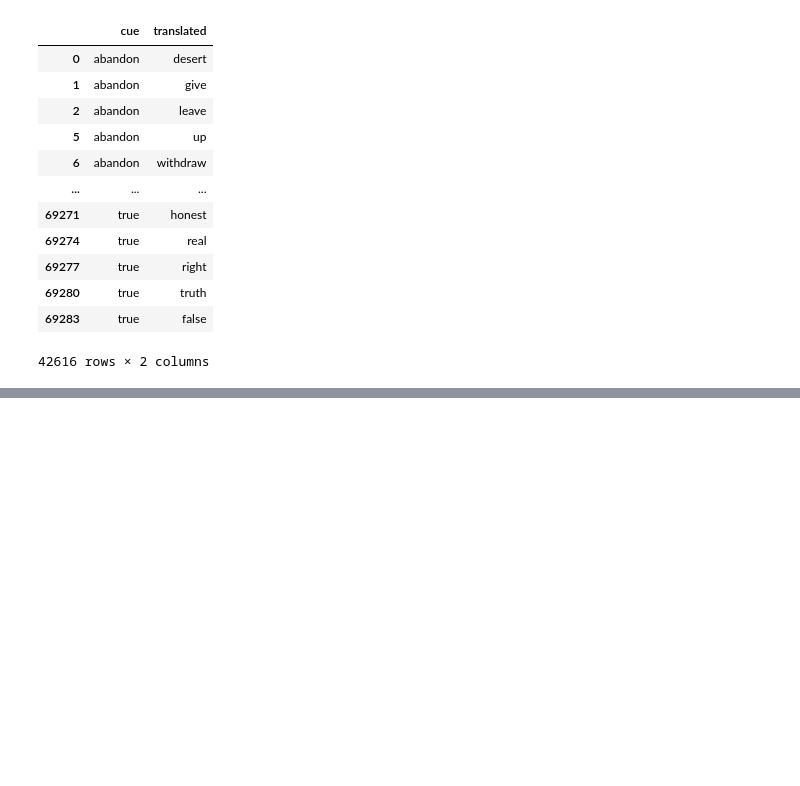
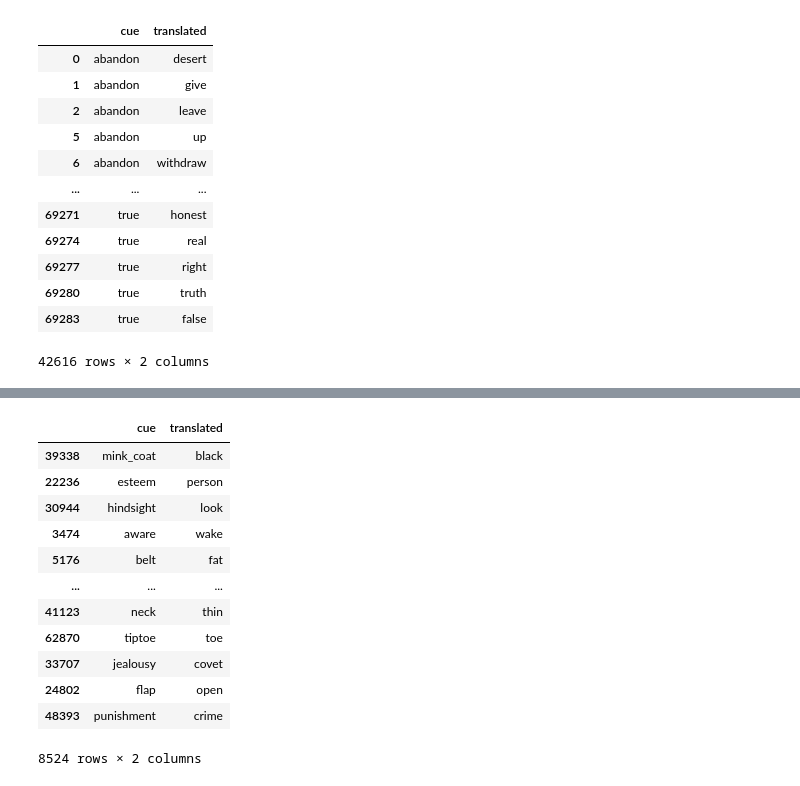
Before and after one commit to DanferWang/Basic_Level_work, a Jupyter notebook: BART/Translation_features.ipynb, the cells around one changed output, grey strips where cells are left out. Drawn from its saved outputs; the diff is of its cells as text; code cells hidden in the pictures; blank space fills up the shorter version.

```diff
--- a/BART/Translation_features.ipynb
+++ b/BART/Translation_features.ipynb
@@ -28,0 +51,22 @@ english_features
+# %%
+# split training set and validation set
+split_ratio = 0.8
+random_seed = 7 # R
+
+training_set, validation_set = train_test_split(english_features, train_size=split_ratio, random_state=random_seed)
+
+validation_set
+# %% [output]
+|  | cue | translated |
+| 39338 | mink_coat | black |
+| 22236 | esteem | person |
+| 30944 | hindsight | look |
+| 3474 | aware | wake |
+| 5176 | belt | fat |
+| ... | ... | ... |
+| 41123 | neck | thin |
+| 62870 | tiptoe | toe |
+| 33707 | jealousy | covet |
+| 24802 | flap | open |
+| 48393 | punishment | crime |
+8524 rows × 2 columns
```
Also changed, not shown: parts of 19 cells of this notebook, 1 other file.
